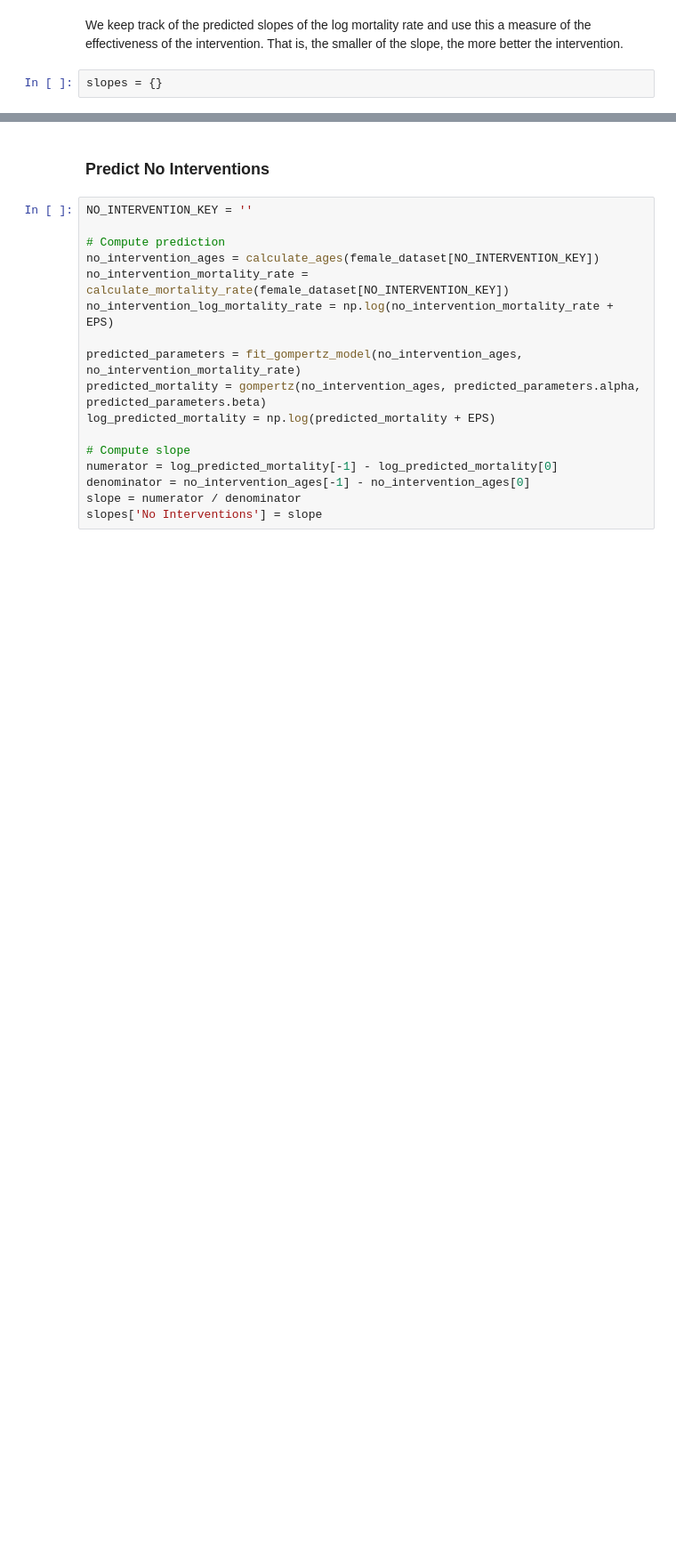
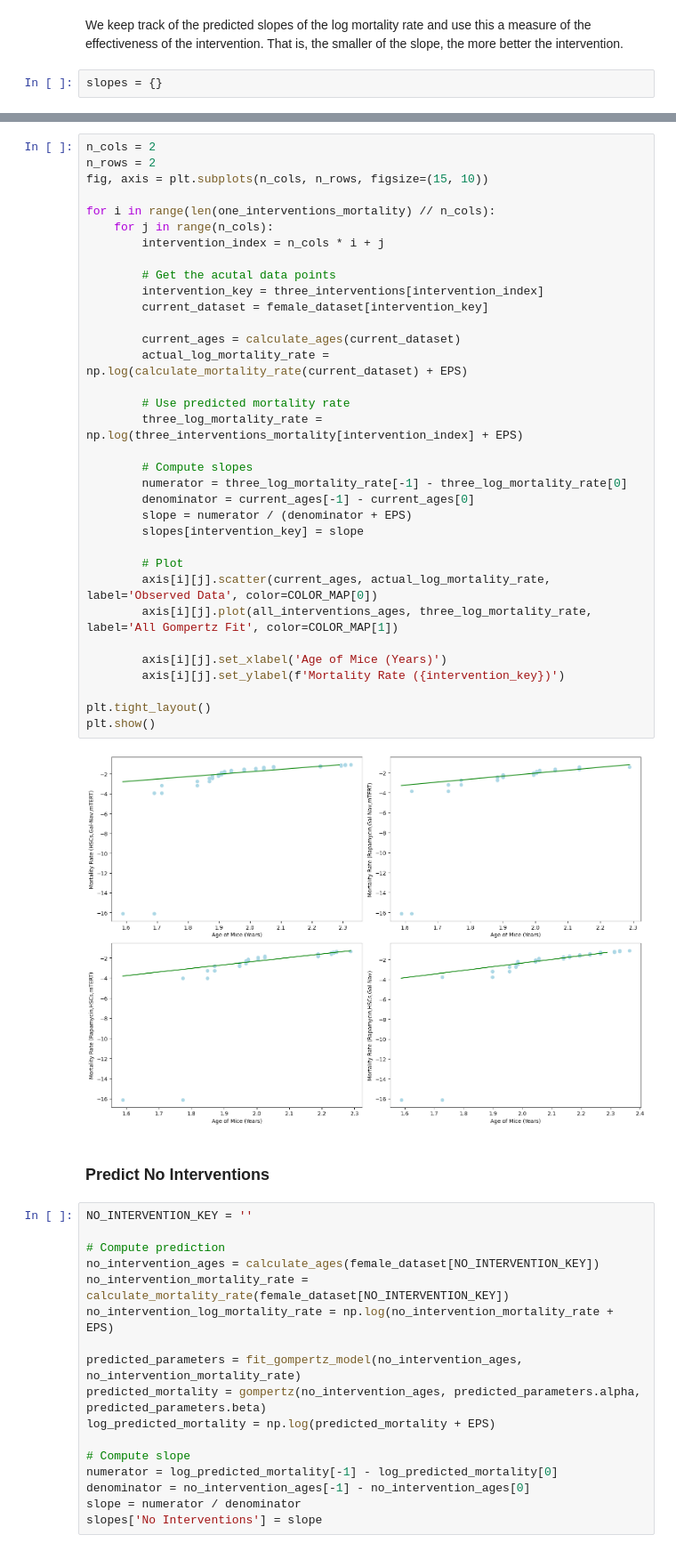
Before and after one commit to shs2017/Data-Literacy, a Jupyter notebook: exp/Second_Order_model.ipynb, the cells around one changed output, grey strips where cells are left out. Shown at 89% size. Cells and saved outputs as stored; diff of their text form; blank space fills up the shorter version.

```diff
--- a/exp/Second_Order_model.ipynb
+++ b/exp/Second_Order_model.ipynb
@@ -323,3 +362,39 @@ slopes = {}
+# %%
+n_cols = 2
+n_rows = 2
+fig, axis = plt.subplots(n_cols, n_rows, figsize=(15, 10))
+
+for i in range(len(one_interventions_mortality) // n_cols):
+    for j in range(n_cols):
+        intervention_index = n_cols * i + j
+
+        # Get the acutal data points
+        intervention_key = three_interventions[intervention_index]
+        current_dataset = female_dataset[intervention_key]
+
+        current_ages = calculate_ages(current_dataset)
+        actual_log_mortality_rate = np.log(calculate_mortality_rate(current_dataset) + EPS)
+
+        # Use predicted mortality rate
+        three_log_mortality_rate = np.log(three_interventions_mortality[intervention_index] + EPS)
+
+        # Compute slopes
+        numerator = three_log_mortality_rate[-1] - three_log_mortality_rate[0]
+        denominator = current_ages[-1] - current_ages[0]
+        slope = numerator / (denominator + EPS)
+        slopes[intervention_key] = slope
+
+        # Plot
+        axis[i][j].scatter(current_ages, actual_log_mortality_rate, label='Observed Data', color=COLOR_MAP[0])
+        axis[i][j].plot(all_interventions_ages, three_log_mortality_rate, label='All Gompertz Fit', color=COLOR_MAP[1])
+
+        axis[i][j].set_xlabel('Age of Mice (Years)')
+        axis[i][j].set_ylabel(f'Mortality Rate ({intervention_key})')
+
+plt.tight_layout()
+plt.show()
+# %% [output]
+[figure, added]
 # %% [markdown]
 ### Predict No Interventions
 # %%
```
Also changed, not shown: parts of 13 cells of this notebook.
